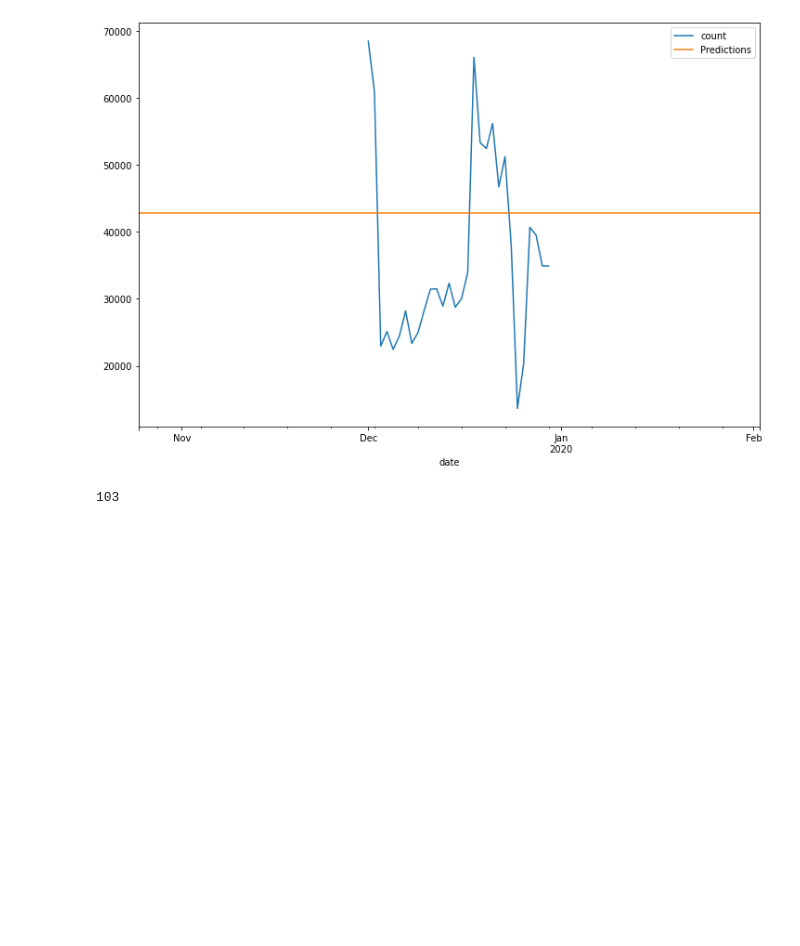
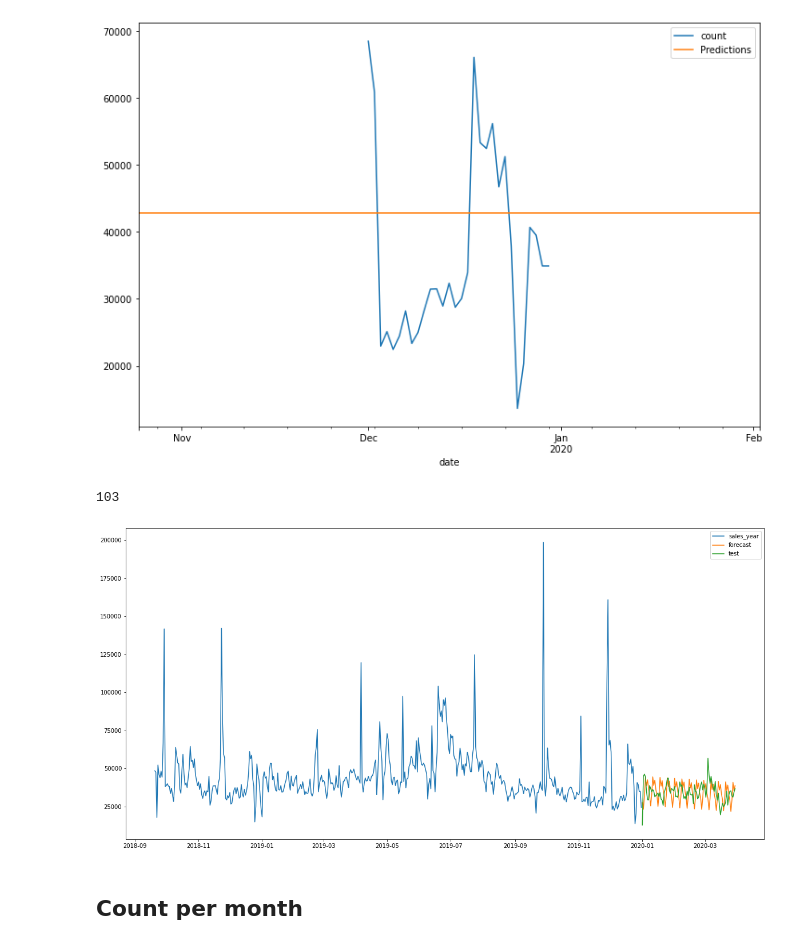
Before and after one commit to owl2/kaggle, a Jupyter notebook: hm/exploration.ipynb, the cells around one changed output. Saved outputs shown, nothing was run; the diff lists cells and outputs as text; code cells hidden in the pictures; blank space fills up the shorter version.

```diff
--- a/hm/exploration.ipynb
+++ b/hm/exploration.ipynb
@@ -92,7 +92,7 @@ distinct_customer_2019.reset_index()['customer_id'].count()
 # %% [markdown]
 ## Try to make a time serie prediction
 # %%
-sales_year = transaction_train_df[transaction_train_df['t_dat'].dt.year == 2018]
+sales_year = transaction_train_df[transaction_train_df['t_dat'].dt.year < 2020]
 sales_year = sales_year.groupby(['t_dat']).count().reset_index()
 sales_year = sales_year[['t_dat', 'price']].rename(columns={"t_dat": "date", "price": "count"}).set_index('date')
 
@@ -173,3 +173,29 @@ pred.plot(legend=True)
 len(sales_year)
 # %% [output]
 103
+# %%
+import matplotlib.pyplot as plt
+from statsmodels.tsa.arima.model import ARIMA
+from statsmodels.tsa.forecasting.stl import STLForecast
+
+
+test = test = transaction_train_df[(transaction_train_df['t_dat'] >= '2020-01-01') & (transaction_train_df['t_dat'] < '2020-03-31')]
+test = test.groupby(['t_dat']).count().reset_index()
+test = test[['t_dat', 'price']].rename(columns={"t_dat": "date", "price": "count"}).set_index('date')
+
+sales_year.index.freq = sales_year.index.inferred_freq
+
+stlf = STLForecast(sales_year, ARIMA, model_kwargs=dict(order=(1, 1, 1), trend="t"))
+stlf_res = stlf.fit()
+
+forecast = stlf_res.forecast(90)
+plt.figure(figsize=[20, 10])
+plt.plot(sales_year, label="sales_year")
+plt.plot(forecast, label="forecast")
+plt.plot(test, label="test")
+plt.legend()
+plt.show()
+# %% [output]
+[figure, added]
+# %% [markdown]
+## Count per month
```
Also changed, not shown: parts of 2 cells of this notebook, 3 other files.
